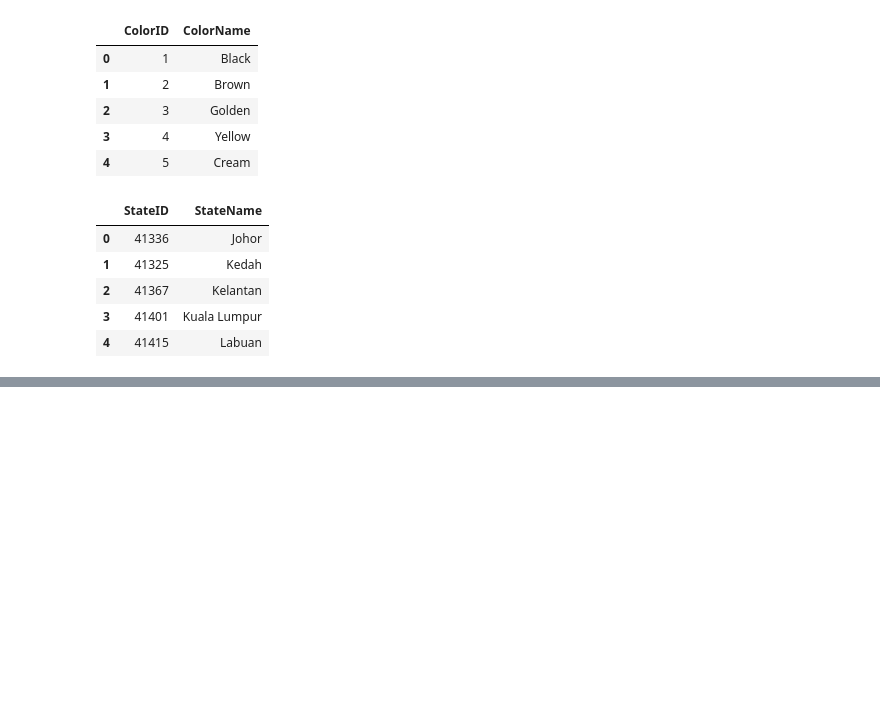
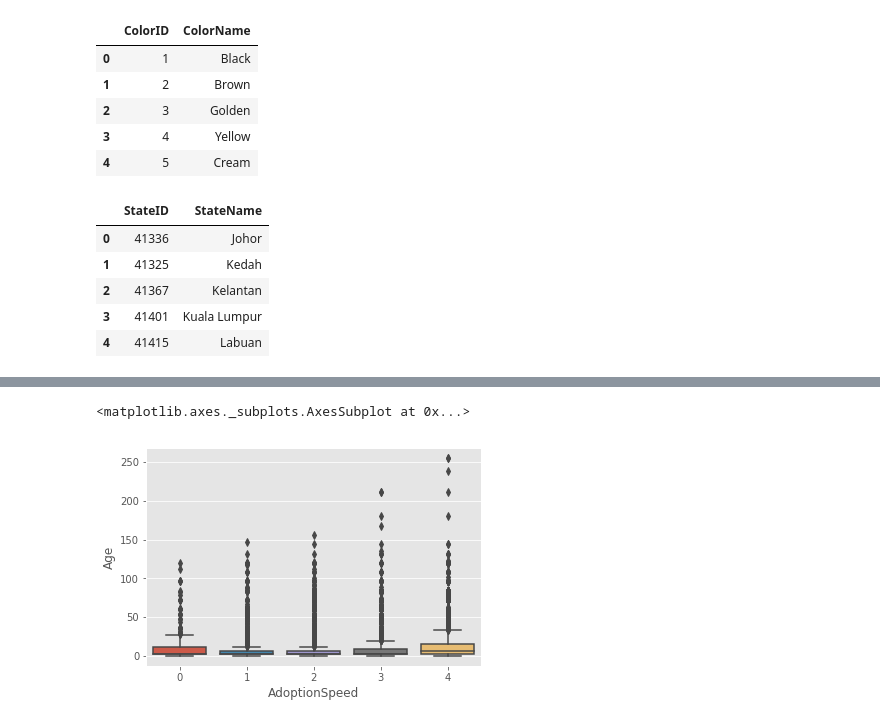
Before and after one commit to jeffrisandy/petfinder, a Jupyter notebook: my_EDA.ipynb, the cells around one changed output, grey strips where cells are left out. Cells and saved outputs as stored; diff of their text form; code cells hidden in the pictures; blank space fills up the shorter version.

```diff
--- a/my_EDA.ipynb
+++ b/my_EDA.ipynb
@@ -104,0 +155,5 @@ states.head()
+# %%
+sns.boxplot('AdoptionSpeed', 'Age', data=train)
+# %% [output]
+<matplotlib.axes._subplots.AxesSubplot at 0x...>
+[figure, added]
```
Also changed, not shown: parts of 13 cells of this notebook.
